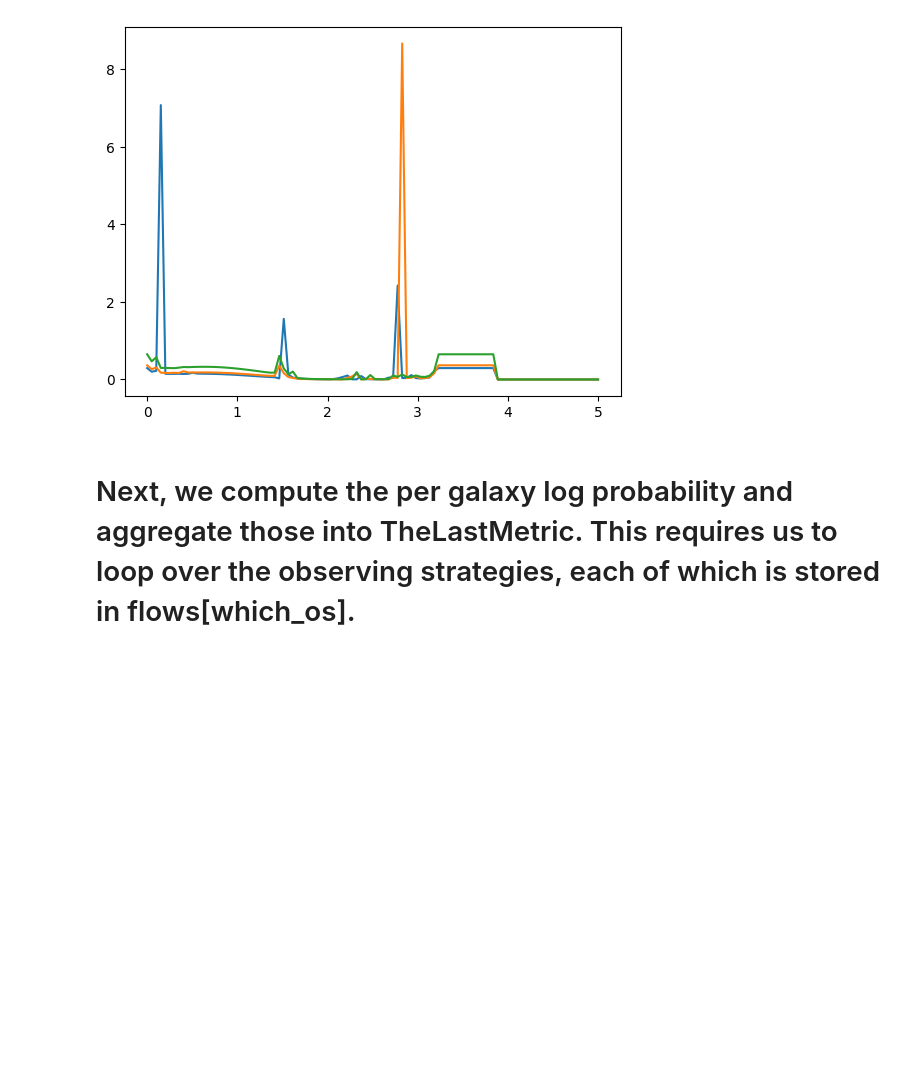
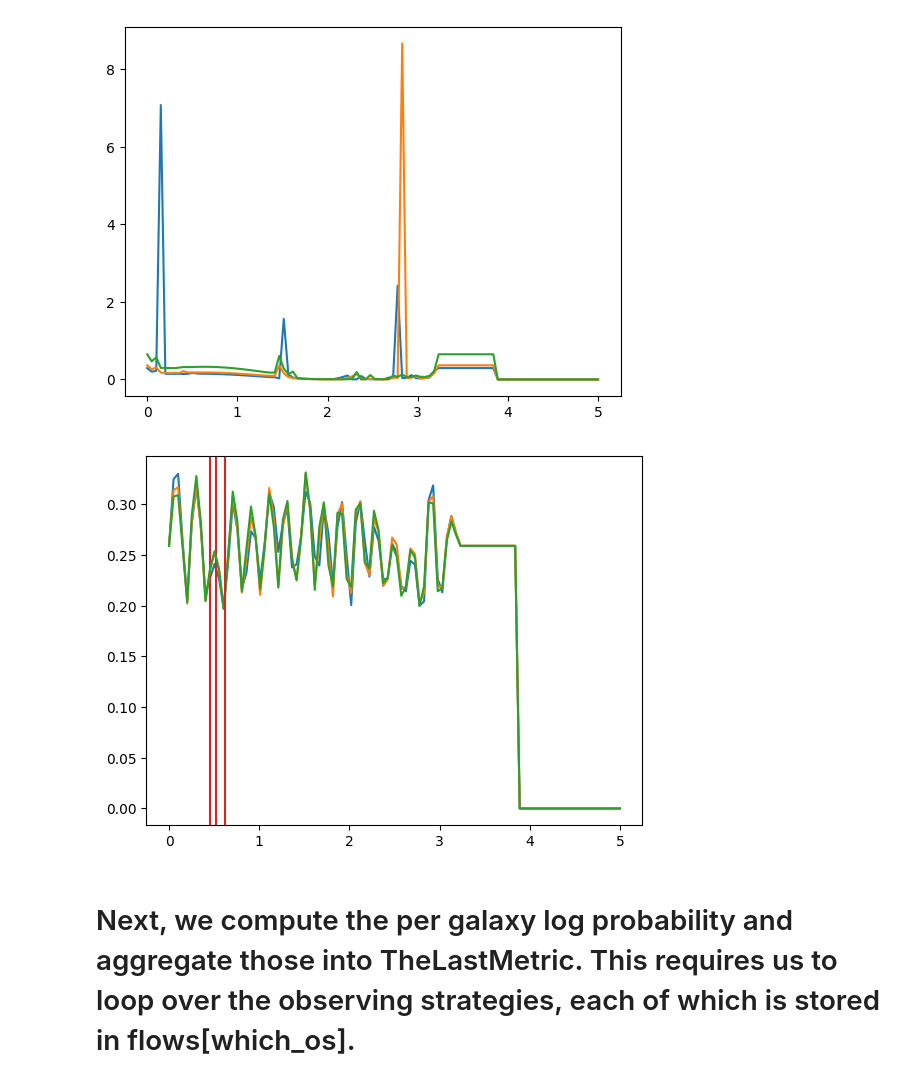
Before and after one commit to Rachel-0420/TLM-Continuous-Data, a Jupyter notebook: Example_TLM.ipynb, the cells around one changed output. Drawn from its saved outputs; the diff is of its cells as text; code cells hidden in the pictures; blank space fills up the shorter version.

Commit message:
z_true posterior of original data plotted

```diff
--- a/Example_TLM.ipynb
+++ b/Example_TLM.ipynb
@@ -1152,3 +1205,22 @@ plt.show()
+# %%
+phot_cats_pandas = phot_cats[available_os[0]].to_pandas()
+grids = jnp.linspace(0, 5, 100)
+pdfs = ensembles[available_os[0]].posterior(phot_cats_pandas, column='z_true', grid = grids)
+# %%
+ # Plot of p(z|x_phot) original data
+
+plt.show()
+for i in range(3):
+  plt.plot(grids, pdfs[i], label="Redshift posterior")
+
+  ztrue = phot_cats_pandas["z_true"][i]
+  plt.axvline(ztrue, c="C3", label="True redshift")
+
+  xlabel="redshift"
+
+plt.show()
+# %% [output]
+[figure, added]
 # %%
 # fig, ax = plt.subplots(figsize=(6, 4.25), dpi=100)
 
```
Also changed, not shown: parts of 3 cells of this notebook.
